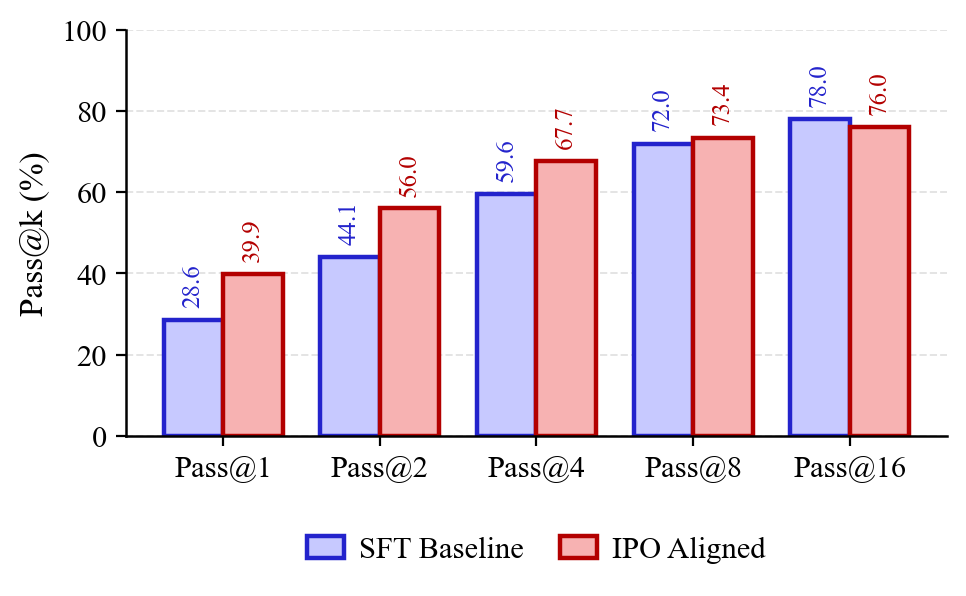
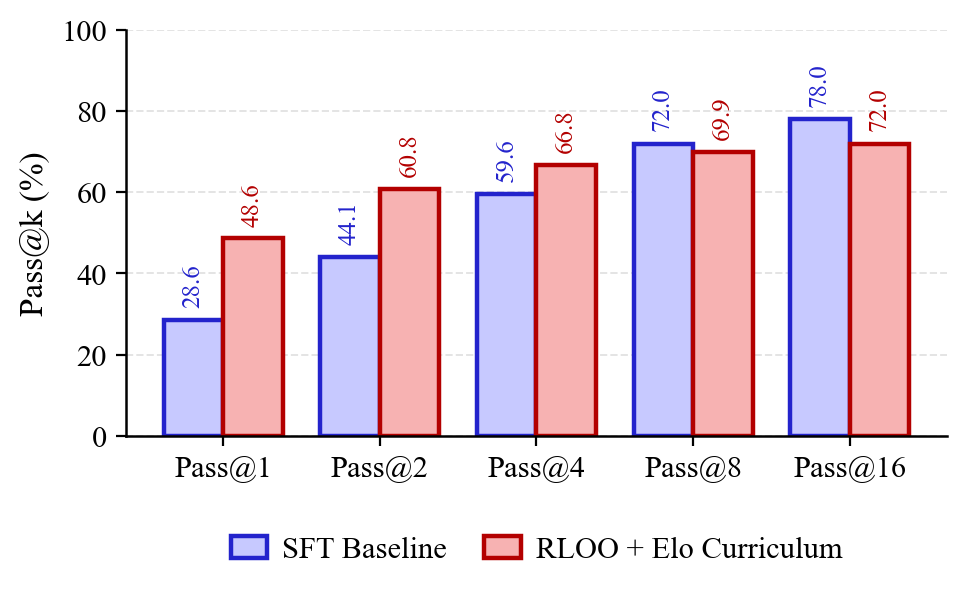
Unified diff of the notebook cell whose output changed from the first chart to the second:
--- before
+++ after
@@ -22,39 +22,71 @@
 })
 
-ds_ipo = datasets.Dataset.from_json("ipo_final.json")
 ds_sft = datasets.Dataset.from_json("sft_baseline.json")
+ds_rloo = datasets.Dataset.from_json("rloo_final.json")
+ds_elo = datasets.Dataset.from_json("elo_eval.json")
 
-ds_ipo = ds_ipo.map(map_fn, num_proc=os.cpu_count())
 ds_sft = ds_sft.map(map_fn, num_proc=os.cpu_count())
-correct_ipo = np.array(ds_ipo["is_correct"])
+ds_rloo = ds_rloo.map(map_fn, num_proc=os.cpu_count())
+ds_elo = ds_elo.map(map_fn, num_proc=os.cpu_count())
+
 correct_sft = np.array(ds_sft["is_correct"])
-pass_ipo = np.asarray(calculate_pass_at_k_corrected(correct_ipo)) * 100.0
+correct_rloo = np.array(ds_rloo["is_correct"])
+correct_elo = np.array(ds_elo["is_correct"])
+
 pass_sft = np.asarray(calculate_pass_at_k_corrected(correct_sft)) * 100.0
+pass_rloo = np.asarray(calculate_pass_at_k_corrected(correct_rloo)) * 100.0
+pass_elo = np.asarray(calculate_pass_at_k_corrected(correct_elo)) * 100.0
 
 ks = [1, 2, 4, 8, 16]
-max_k = min(len(pass_ipo), len(pass_sft))
+max_k = min(len(pass_sft), len(pass_rloo), len(pass_elo))
 ks = [kk for kk in ks if kk <= max_k]
 labels = [f"Pass@{kk}" for kk in ks]
 
-ipo_vals = np.array([pass_ipo[kk - 1] for kk in ks])
 sft_vals = np.array([pass_sft[kk - 1] for kk in ks])
+rloo_vals = np.array([pass_rloo[kk - 1] for kk in ks])
+elo_vals = np.array([pass_elo[kk - 1] for kk in ks])
 
-fig, ax = plt.subplots(figsize=(4.8, 3.0))
+fig, ax = plt.subplots(figsize=(5.6, 3.0))
 x = np.arange(len(ks))
-width = 0.38
+width = 0.26
 
-ipo_fill, ipo_edge = "#f7b2b2", "#b30000"
 sft_fill, sft_edge = "#c7c9ff", "#2323cc"
+rloo_fill, rloo_edge = "#b8e0b8", "#1a7a1a"
+elo_fill, elo_edge = "#f7b2b2", "#b30000"
 def add_bar_labels(bars, color):
     for b in bars:
         h = b.get_height()
         ax.text(b.get_x() + b.get_width() / 2, h + 3.0, f"{h:.1f}", ha="center", va="bottom", rotation=90, rotation_mode="default", color=color, fontsize=9, clip_on=False)
-sft_bars = ax.bar(x - width/2, sft_vals, width,
-       label="SFT Baseline", color=sft_fill, edgecolor=sft_edge, linewidth=1.6)
-ipo_bars = ax.bar(x + width/2, ipo_vals, width,
-       label="IPO Aligned", color=ipo_fill, edgecolor=ipo_edge, linewidth=1.6)
+sft_bars = ax.bar(
+    x - width,
+    sft_vals,
+    width,
+    label="SFT Baseline",
+    color=sft_fill,
+    edgecolor=sft_edge,
+    linewidth=1.6,
+)
+rloo_bars = ax.bar(
+    x,
+    rloo_vals,
+    width,
+    label="RLOO Final",
+    color=rloo_fill,
+    edgecolor=rloo_edge,
+    linewidth=1.6,
+)
+elo_bars = ax.bar(
+    x + width,
+    elo_vals,
+    width,
+    label="RLOO + Elo Curriculum",
+    color=elo_fill,
+    edgecolor=elo_edge,
+    linewidth=1.6,
+)
 
 add_bar_labels(sft_bars, sft_edge)
-add_bar_labels(ipo_bars, ipo_edge)
+add_bar_labels(rloo_bars, rloo_edge)
+add_bar_labels(elo_bars, elo_edge)
 
 ax.set_xticks(x)
@@ -67,5 +99,5 @@
 ax.spines["top"].set_visible(False)
 ax.spines["right"].set_visible(False)
-ax.legend(frameon=False, loc="upper center", bbox_to_anchor=(0.5, -0.18), ncol=2, handlelength=1.2, handletextpad=0.5, columnspacing=1.2)
+ax.legend(frameon=False, loc="upper center", bbox_to_anchor=(0.5, -0.22), ncol=3, handlelength=1.2, handletextpad=0.5, columnspacing=1.0)
 
 plt.tight_layout(pad=0.6)

Commit: Elo trainer